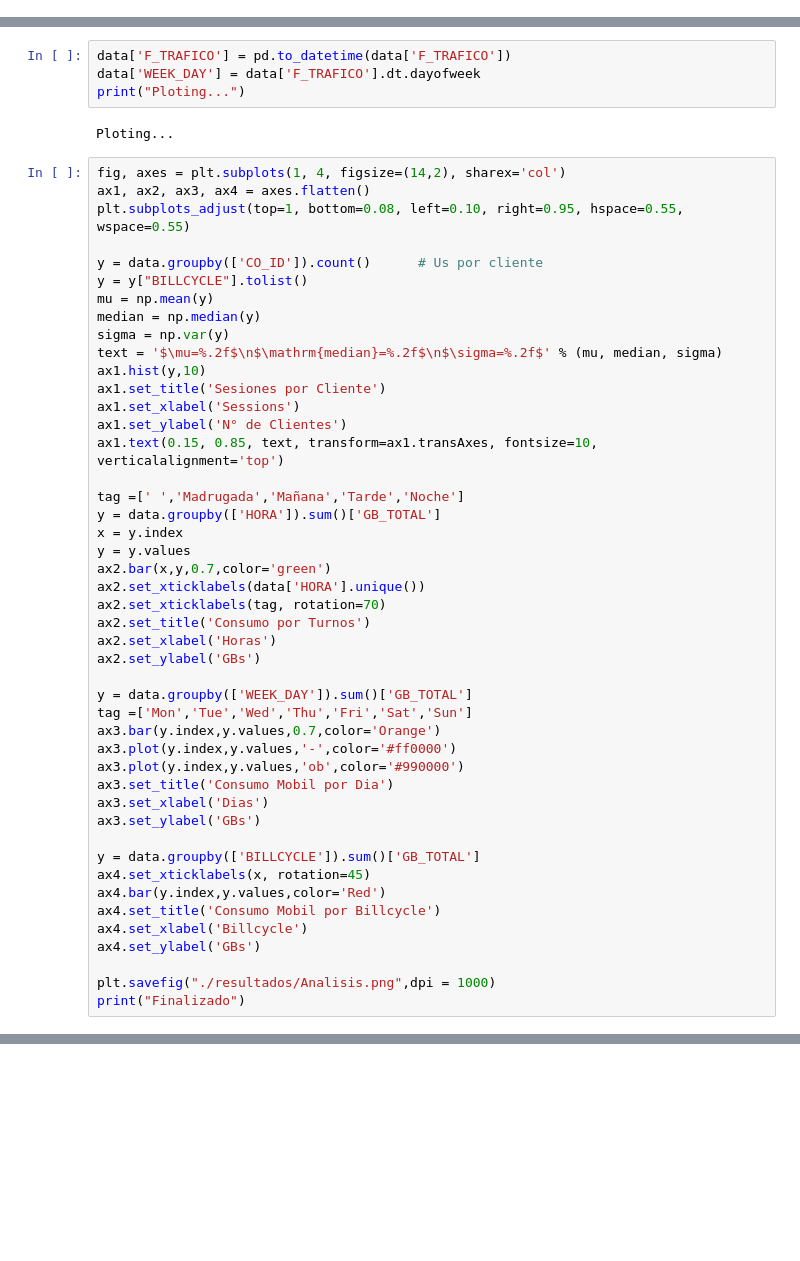
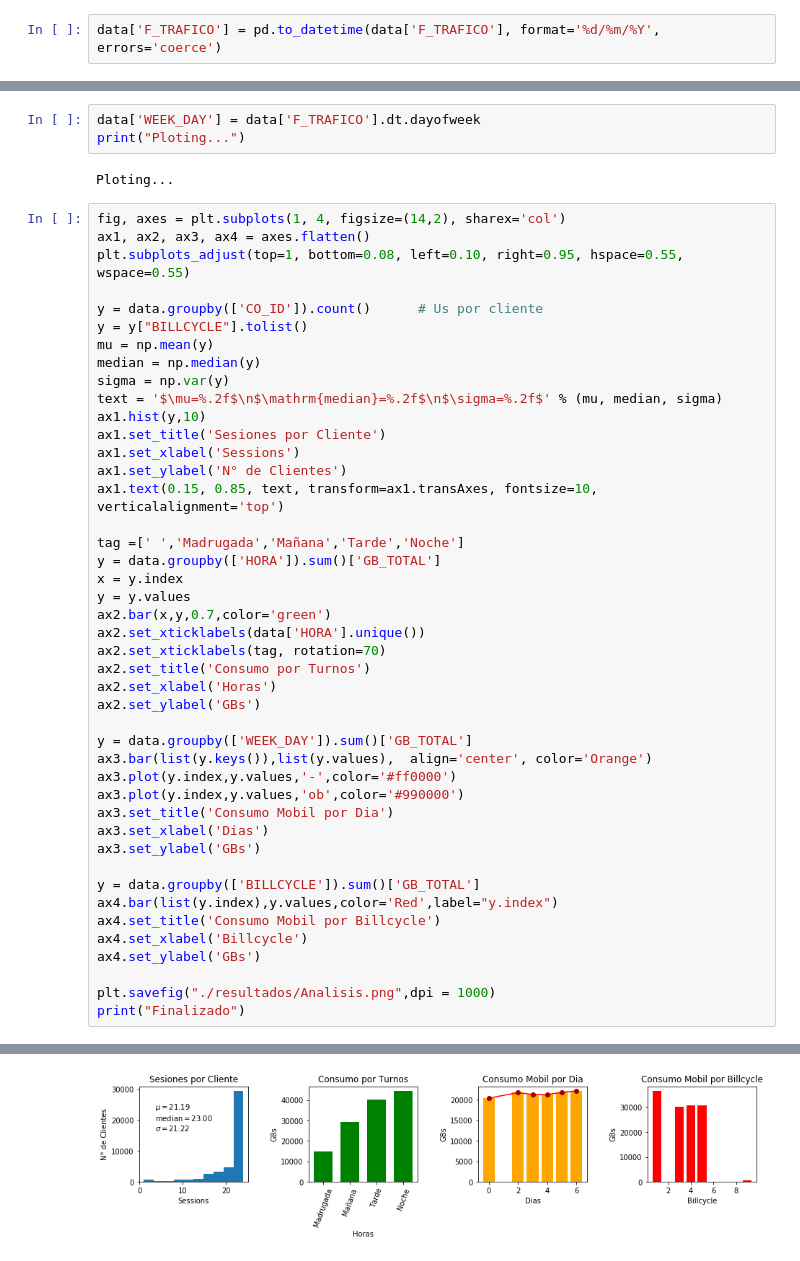
Before and after one commit to johnkbarrera/msmprofiles, a Jupyter notebook: 1-Analisis.ipynb, the cells around one changed output, grey strips where cells are left out. Saved outputs shown, nothing was run; the diff lists cells and outputs as text; blank space fills up the shorter version.

```diff
--- a/1-Analisis.ipynb
+++ b/1-Analisis.ipynb
@@ -27,2 +41,4 @@ Loaded Data
 # %%
 data["BILLCYCLE"] = data["BILLCYCLE"].fillna(9)
+# %%
+data['F_TRAFICO'] = pd.to_datetime(data['F_TRAFICO'], format='%d/%m/%Y', errors='coerce')
@@ -29,5 +47,4 @@ data["BILLCYCLE"] = data["BILLCYCLE"].fillna(9)
 # %%
-data['F_TRAFICO'] = pd.to_datetime(data['F_TRAFICO'])
 data['WEEK_DAY'] = data['F_TRAFICO'].dt.dayofweek
 print("Ploting...")
 # %% [output]
@@ -49,34 +66,33 @@ ax1.set_xlabel('Sessions')
 ax1.set_ylabel('N° de Clientes')
 ax1.text(0.15, 0.85, text, transform=ax1.transAxes, fontsize=10, verticalalignment='top')
 
 tag =[' ','Madrugada','Mañana','Tarde','Noche']
 y = data.groupby(['HORA']).sum()['GB_TOTAL']
 x = y.index
 y = y.values
 ax2.bar(x,y,0.7,color='green')
 ax2.set_xticklabels(data['HORA'].unique())
 ax2.set_xticklabels(tag, rotation=70)
 ax2.set_title('Consumo por Turnos')
 ax2.set_xlabel('Horas')
 ax2.set_ylabel('GBs')
 
 y = data.groupby(['WEEK_DAY']).sum()['GB_TOTAL']
-tag =['Mon','Tue','Wed','Thu','Fri','Sat','Sun']
-ax3.bar(y.index,y.values,0.7,color='Orange')
+ax3.bar(list(y.keys()),list(y.values),  align='center', color='Orange')
 ax3.plot(y.index,y.values,'-',color='#ff0000')
 ax3.plot(y.index,y.values,'ob',color='#990000')
 ax3.set_title('Consumo Mobil por Dia')
 ax3.set_xlabel('Dias')
 ax3.set_ylabel('GBs')
 
 y = data.groupby(['BILLCYCLE']).sum()['GB_TOTAL']
-ax4.set_xticklabels(x, rotation=45)
-ax4.bar(y.index,y.values,color='Red')
+ax4.bar(list(y.index),y.values,color='Red',label="y.index")
 ax4.set_title('Consumo Mobil por Billcycle')
 ax4.set_xlabel('Billcycle')
 ax4.set_ylabel('GBs')
 
 plt.savefig("./resultados/Analisis.png",dpi = 1000)
 print("Finalizado")
 # %% [output]
 Finalizado
+[figure, added]
```
Also changed, not shown: parts of 5 cells of this notebook, 7 other files.
